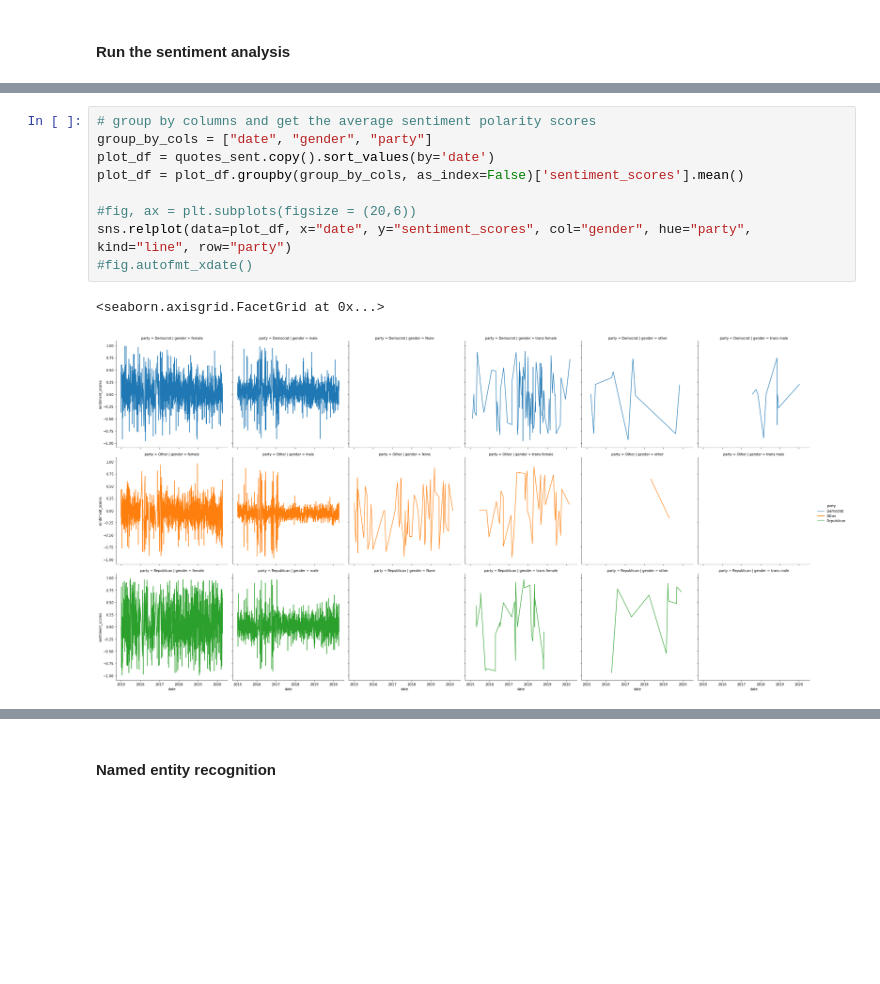
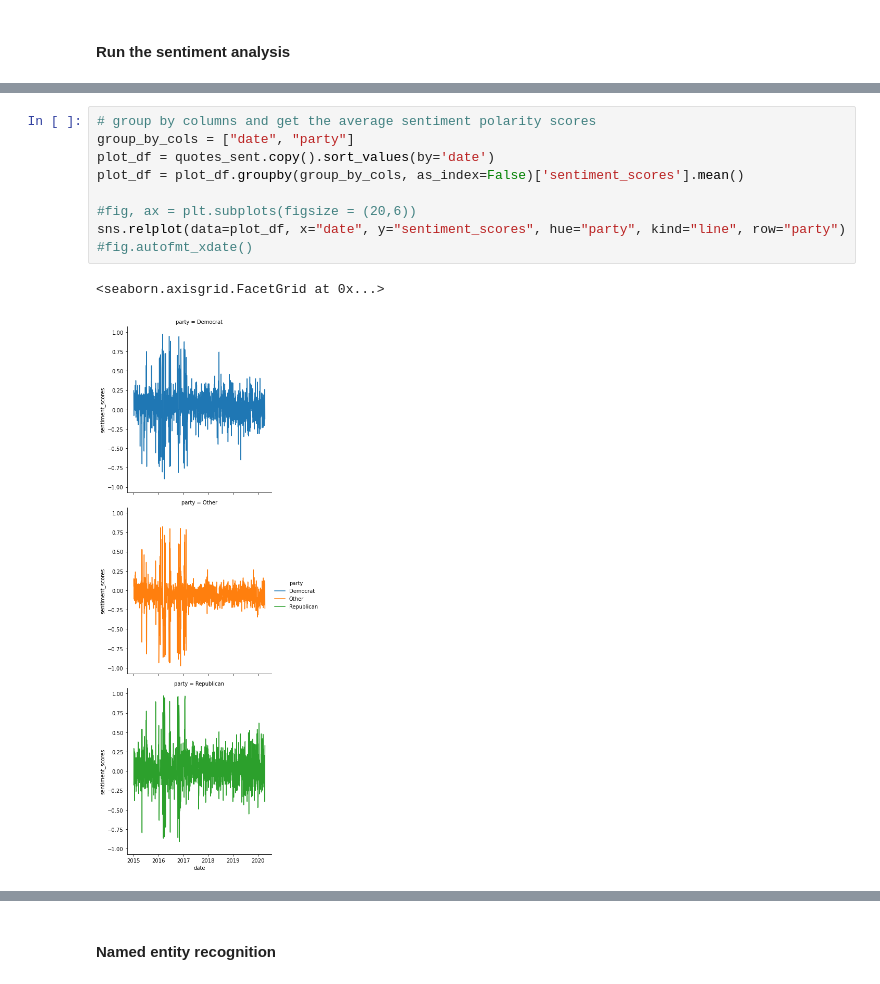
Before and after one commit to epfl-ada/ada-2021-project-adagang, a Jupyter notebook: Analysis.ipynb, the cells around one changed output, grey strips where cells are left out. Drawn from its saved outputs; the diff is of its cells as text; blank space fills up the shorter version.

```diff
--- a/Analysis.ipynb
+++ b/Analysis.ipynb
@@ -67,12 +126,12 @@ fig.autofmt_xdate()
 # %%
 # group by columns and get the average sentiment polarity scores
-group_by_cols = ["date", "gender", "party"]
+group_by_cols = ["date", "party"]
 plot_df = quotes_sent.copy().sort_values(by='date')
 plot_df = plot_df.groupby(group_by_cols, as_index=False)['sentiment_scores'].mean()
 
 #fig, ax = plt.subplots(figsize = (20,6))
-sns.relplot(data=plot_df, x="date", y="sentiment_scores", col="gender", hue="party", kind="line", row="party")
+sns.relplot(data=plot_df, x="date", y="sentiment_scores", hue="party", kind="line", row="party")
 #fig.autofmt_xdate()
 # %% [output]
 <seaborn.axisgrid.FacetGrid at 0x...>
-[figure, old version]
+[figure, new version]
```
Also changed, not shown: parts of 39 cells of this notebook.
